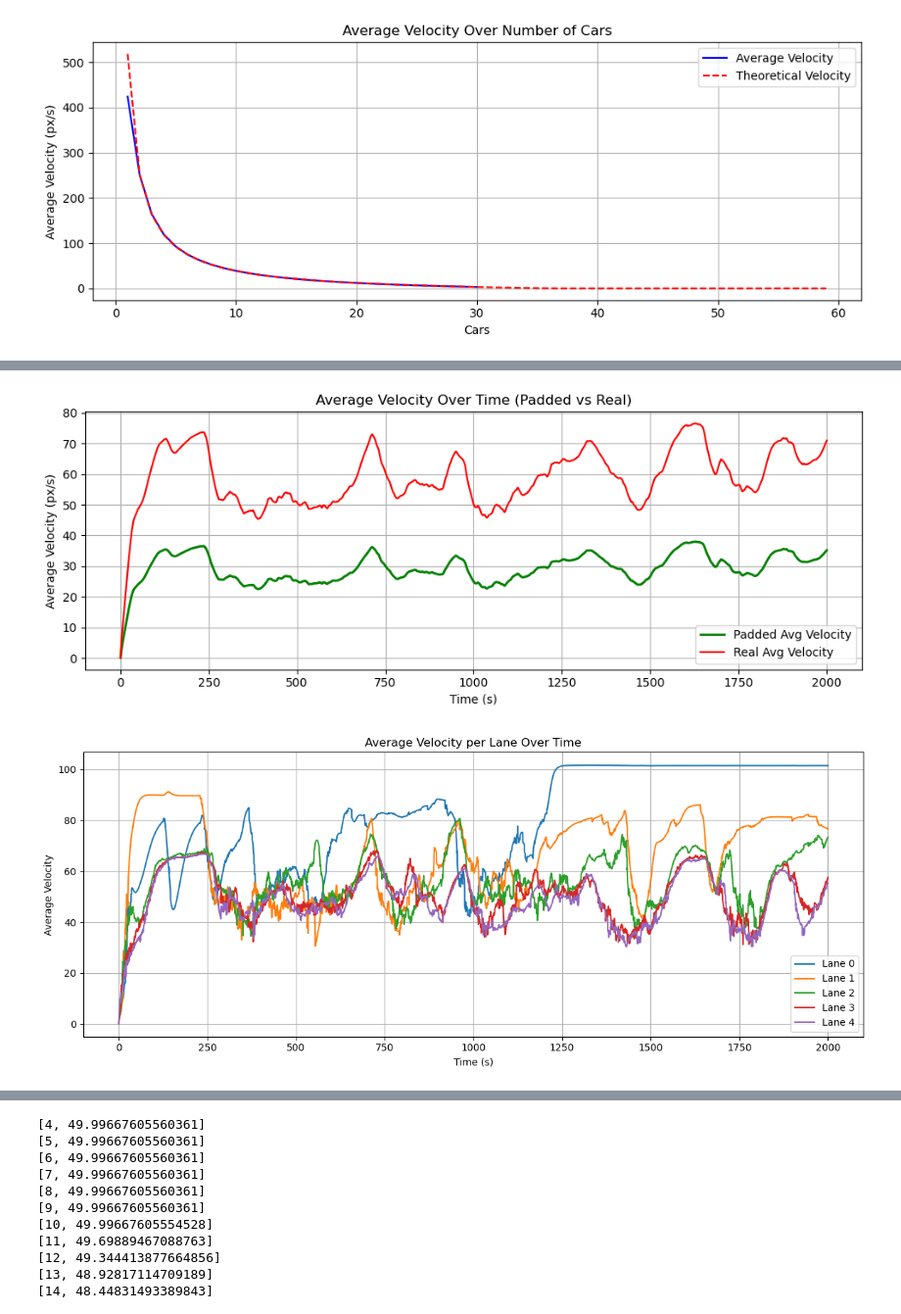
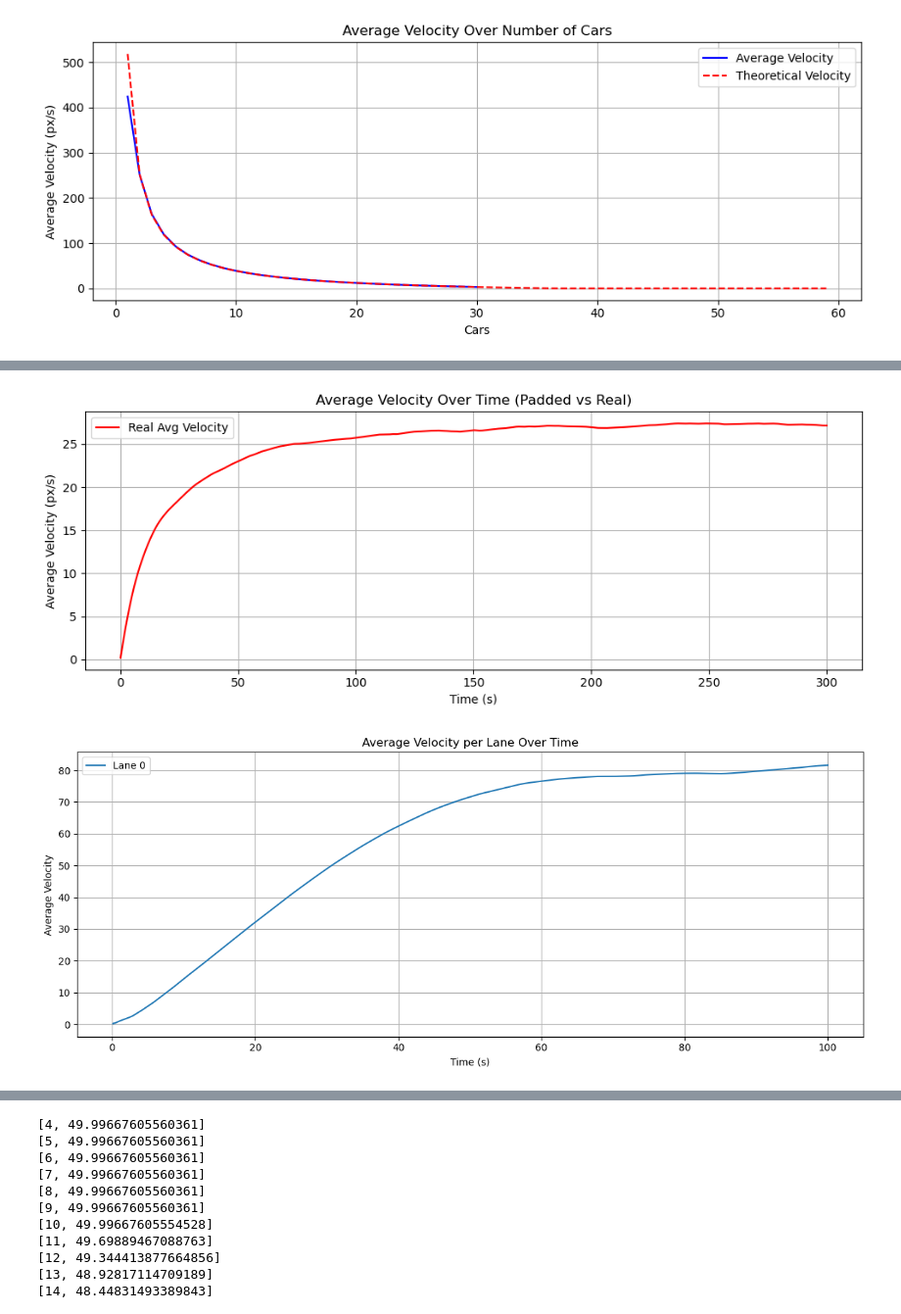
Before and after one commit to yuval-levi-046/PROM-Physical-Simulation, a Jupyter notebook: simulator.ipynb, the cells around one changed output, grey strips where cells are left out. Shown at 98% size. Cells and saved outputs as stored; diff of their text form; code cells hidden in the pictures.

Commit message:
Working version without reaction times
asda

```diff
--- a/simulator.ipynb
+++ b/simulator.ipynb
@@ -129,24 +186,22 @@ plt.show()
 # %%
 dt = 0.1
-sim_time = 2000
+sim_time = 300
 
 system = System(dt=dt, final_time=sim_time)
 
 start_pos = (0, 300)
-end_pos = (2000, 300)
+end_pos = (200000, 300)
 road = Road(5, 60, start_pos, end_pos)
 
 system.add_road(road)
 logger = DataLogger(expected_total_cars=10000, tag="basic_one_road_test")
 controller = TrafficController(system, logger=logger)
 
-# obstacle = Obstacle(-1, 500, 30)
-# road.lanes[0].add_car(obstacle)
+controller.add_spawn_rule(timed_spawner(2, 0, 50, 0, "aggressive", speed=20))
+controller.add_spawn_rule(timed_spawner(2, 0, 50, 1, "aggressive", speed=10))
+controller.add_spawn_rule(timed_spawner(2, 0, 50, 2, speed=20))
+controller.add_spawn_rule(timed_spawner(2, 0, 50, 3, speed=10))
+controller.add_spawn_rule(timed_spawner(2, 0, 50, 4, speed=20))
 
-road.set_next_road(road)
-
-# system.gaussian_spread_car_creator(40, "random", 0, 0)
-# system.gaussian_spread_car_creator(40, "random", 0, 1)
-# system.gaussian_spread_car_creator(40, "random", 0, 2)
-system.gaussian_spread_car_creator(30, "cautious", 0, 3)
-system.gaussian_spread_car_creator(30, "aggressive", 0, 4)
+system.block_lane_from_offsets(0, 0, 20500, 20700)
+system.block_lane_from_offsets(0, 1, 20550, 20650)
@@ -171,6 +208,6 @@ Inserting car with index: 119 at time: 0
 # %%
-for _ in range(int(system.final_time / system.dt)):
-    controller.control(system.dt)
-    system.update(logger=logger)
+for _ in range(int(sim_time / dt)):
+        controller.control(dt)
+        system.update(logger)
 
 df = logger.to_dataframe()
@@ -177,30 +232,30 @@ df = logger.to_dataframe()
 # %%
-N_total = system.index + 1
+N_total = None
 
 plt.figure(figsize=(10, 4))
 
 grouped = df.groupby("time").agg(
     total_velocity=("velocity", "sum"),
     active_cars=("car_id", "nunique")
 )
 
 if N_total is not None:
     grouped["padded_avg_velocity"] = grouped["total_velocity"] / N_total
     plt.plot(grouped.index, grouped["padded_avg_velocity"], label="Padded Avg Velocity", color='green', linewidth=2)
 
 
 grouped["real_avg_velocity"] = grouped["total_velocity"] / grouped["active_cars"]
 
 plt.plot(grouped.index, grouped["real_avg_velocity"], label="Real Avg Velocity", color='red')
 plt.xlabel("Time (s)")
 plt.ylabel("Average Velocity (px/s)")
 plt.title("Average Velocity Over Time (Padded vs Real)")
 plt.grid(True)
 plt.legend()
 plt.tight_layout()
 plt.show()
 # %% [output]
-[figure, old version]
+[figure, new version]
 # %%
 # Group by time and lane, then average velocity
 avg_velocity_lane = df.groupby(["time", "lane_id"])["velocity"].mean().unstack()
@@ -217,7 +272,7 @@ plt.grid(True)
 plt.tight_layout()
 plt.show()
 # %% [output]
-[figure, old version]
+[figure, new version]
 # %%
 lane_counts = df.groupby(["time", "lane_id"])["car_id"].nunique().unstack()
 
```
Also changed, not shown: parts of 9 cells of this notebook, 6 other files.
